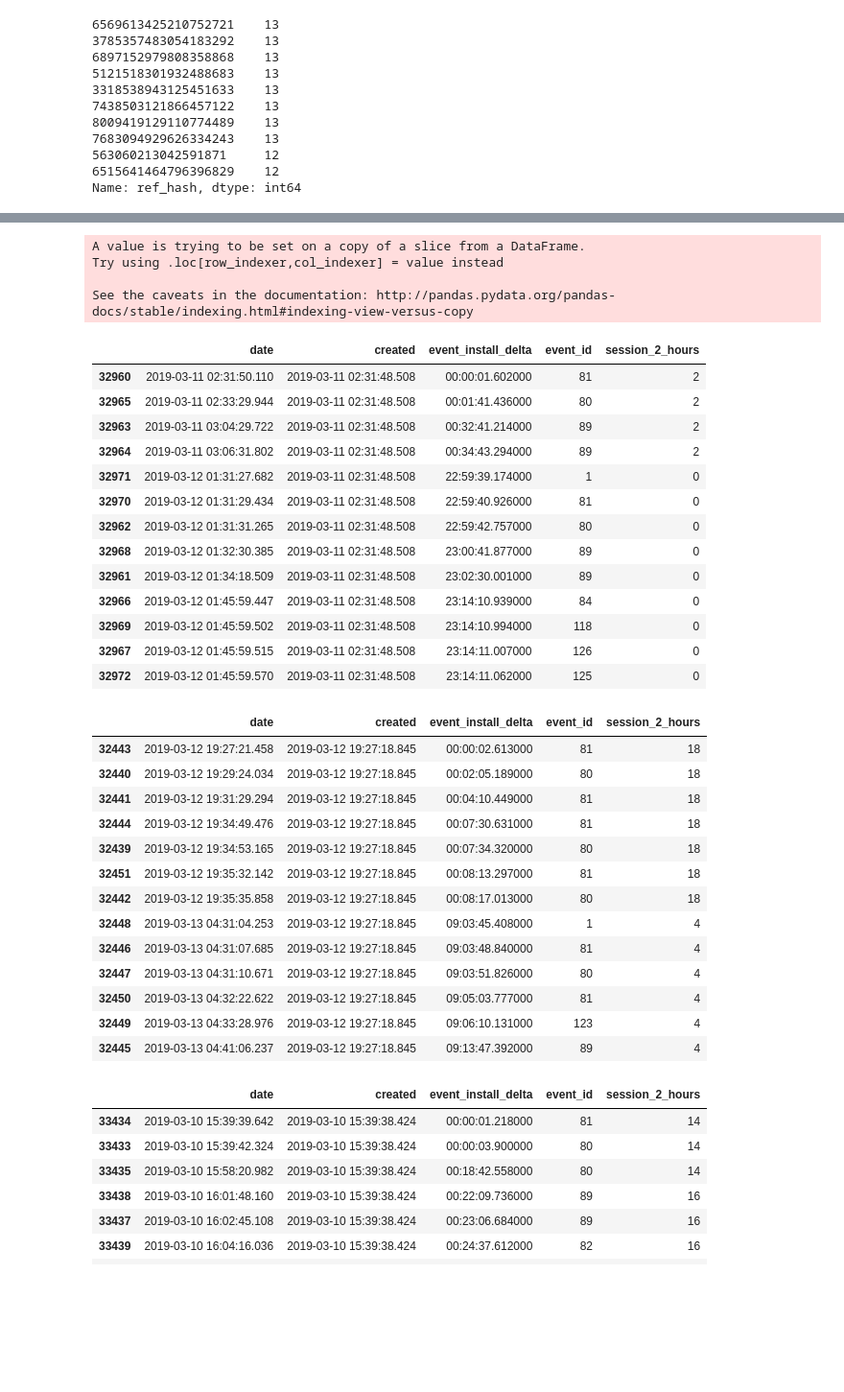
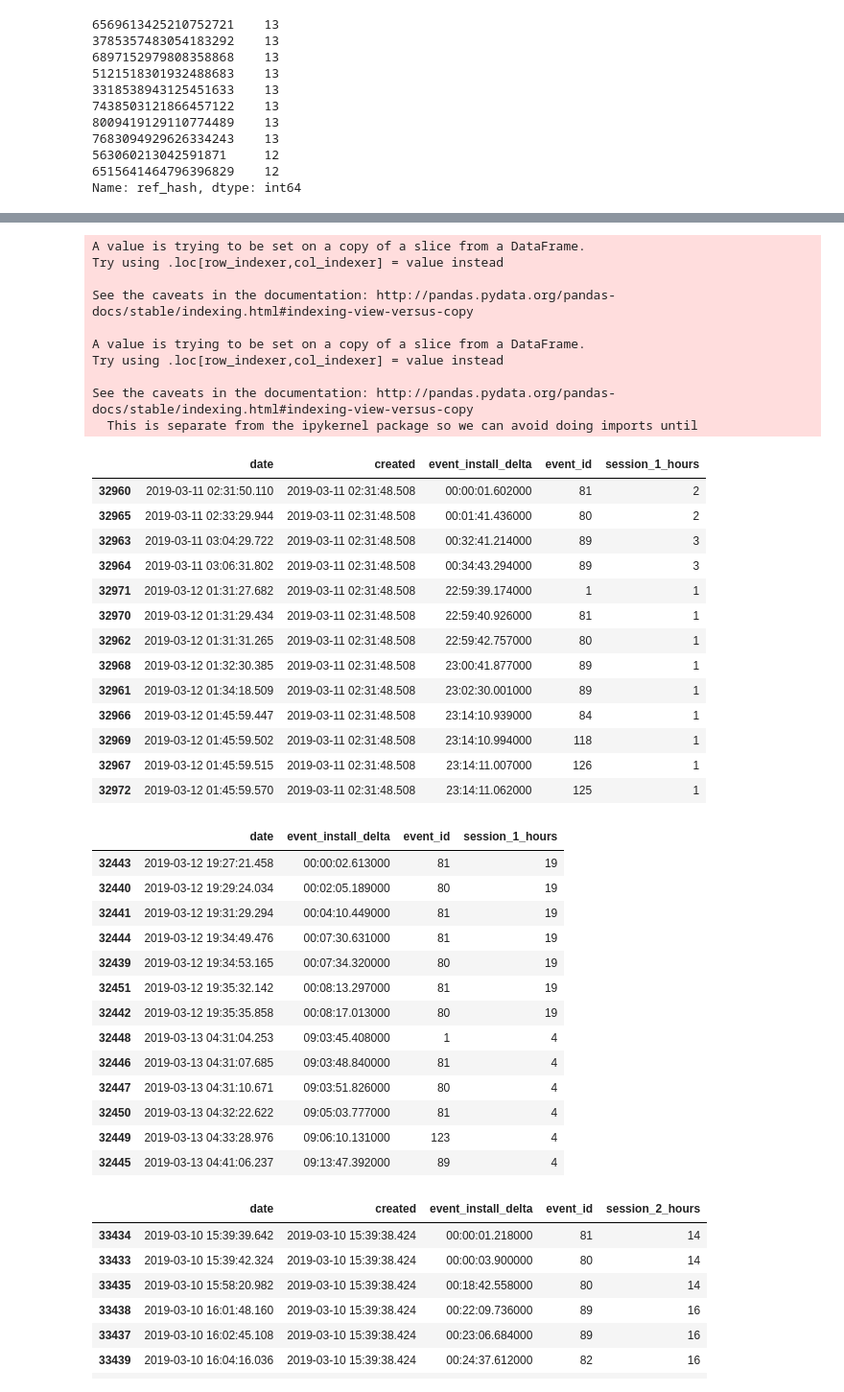
Before and after one commit to MartinRosasSommer/Datos2019, a Jupyter notebook: eventos comportamiento app usuario.ipynb, the cells around one changed output, grey strips where cells are left out. Shown at 96% size. Saved outputs shown, nothing was run; the diff lists cells and outputs as text; code cells hidden in the pictures; blank space fills up the shorter version.

```diff
--- a/eventos comportamiento app usuario.ipynb
+++ b/eventos comportamiento app usuario.ipynb
@@ -418,49 +489,56 @@ app_7[app_7["ref_hash"] == 6569613425210752721][["date", "created", "event_insta
 # %%
 #si agrupamos por tiempo como si fueran SESIONES podemos ver que hubieron varias
 app_7["session_2_hours"] = pd.to_datetime(app_7["date"]).dt.floor('120T').dt.hour
+app_7["session_1_hours"] = pd.to_datetime(app_7["date"]).dt.floor('60T').dt.hour
 # %% [output]
 A value is trying to be set on a copy of a slice from a DataFrame.
 Try using .loc[row_indexer,col_indexer] = value instead
 
 See the caveats in the documentation: http://pandas.pydata.org/pandas-docs/stable/indexing.html#indexing-view-versus-copy
+
+A value is trying to be set on a copy of a slice from a DataFrame.
+Try using .loc[row_indexer,col_indexer] = value instead
+
+See the caveats in the documentation: http://pandas.pydata.org/pandas-docs/stable/indexing.html#indexing-view-versus-copy
+  This is separate from the ipykernel package so we can avoid doing imports until
 # %%
 #podemos ver que hay 2 grupos de eventos , uno de la sesion de las 0 y otro de la sesion de las 2
 #la secuencia de eventos 81-80-89-89 se repite dos veces
 #vamos a mirar otros hashes de esta app a ver si es un comportamiento en comun al comenzar a usar la app
-app_7[app_7["ref_hash"] == 6569613425210752721][["date", "created", "event_install_delta", "event_id", "session_2_hours"]].sort_values(by="date")
+app_7[app_7["ref_hash"] == 6569613425210752721][["date", "created", "event_install_delta", "event_id", "session_1_hours"]].sort_values(by="date")
 # %% [output]
-|  | date | created | event_install_delta | event_id | session_2_hours |
+|  | date | created | event_install_delta | event_id | session_1_hours |
 | 32960 | 2019-03-11 02:31:50.110 | 2019-03-11 02:31:48.508 | 00:00:01.602000 | 81 | 2 |
 | 32965 | 2019-03-11 02:33:29.944 | 2019-03-11 02:31:48.508 | 00:01:41.436000 | 80 | 2 |
-| 32963 | 2019-03-11 03:04:29.722 | 2019-03-11 02:31:48.508 | 00:32:41.214000 | 89 | 2 |
-| 32964 | 2019-03-11 03:06:31.802 | 2019-03-11 02:31:48.508 | 00:34:43.294000 | 89 | 2 |
-| 32971 | 2019-03-12 01:31:27.682 | 2019-03-11 02:31:48.508 | 22:59:39.174000 | 1 | 0 |
-| 32970 | 2019-03-12 01:31:29.434 | 2019-03-11 02:31:48.508 | 22:59:40.926000 | 81 | 0 |
-| 32962 | 2019-03-12 01:31:31.265 | 2019-03-11 02:31:48.508 | 22:59:42.757000 | 80 | 0 |
-| 32968 | 2019-03-12 01:32:30.385 | 2019-03-11 02:31:48.508 | 23:00:41.877000 | 89 | 0 |
-| 32961 | 2019-03-12 01:34:18.509 | 2019-03-11 02:31:48.508 | 23:02:30.001000 | 89 | 0 |
-| 32966 | 2019-03-12 01:45:59.447 | 2019-03-11 02:31:48.508 | 23:14:10.939000 | 84 | 0 |
-| 32969 | 2019-03-12 01:45:59.502 | 2019-03-11 02:31:48.508 | 23:14:10.994000 | 118 | 0 |
-| 32967 | 2019-03-12 01:45:59.515 | 2019-03-11 02:31:48.508 | 23:14:11.007000 | 126 | 0 |
-| 32972 | 2019-03-12 01:45:59.570 | 2019-03-11 02:31:48.508 | 23:14:11.062000 | 125 | 0 |
+| 32963 | 2019-03-11 03:04:29.722 | 2019-03-11 02:31:48.508 | 00:32:41.214000 | 89 | 3 |
+| 32964 | 2019-03-11 03:06:31.802 | 2019-03-11 02:31:48.508 | 00:34:43.294000 | 89 | 3 |
+| 32971 | 2019-03-12 01:31:27.682 | 2019-03-11 02:31:48.508 | 22:59:39.174000 | 1 | 1 |
+| 32970 | 2019-03-12 01:31:29.434 | 2019-03-11 02:31:48.508 | 22:59:40.926000 | 81 | 1 |
+| 32962 | 2019-03-12 01:31:31.265 | 2019-03-11 02:31:48.508 | 22:59:42.757000 | 80 | 1 |
+| 32968 | 2019-03-12 01:32:30.385 | 2019-03-11 02:31:48.508 | 23:00:41.877000 | 89 | 1 |
+| 32961 | 2019-03-12 01:34:18.509 | 2019-03-11 02:31:48.508 | 23:02:30.001000 | 89 | 1 |
+| 32966 | 2019-03-12 01:45:59.447 | 2019-03-11 02:31:48.508 | 23:14:10.939000 | 84 | 1 |
+| 32969 | 2019-03-12 01:45:59.502 | 2019-03-11 02:31:48.508 | 23:14:10.994000 | 118 | 1 |
+| 32967 | 2019-03-12 01:45:59.515 | 2019-03-11 02:31:48.508 | 23:14:11.007000 | 126 | 1 |
+| 32972 | 2019-03-12 01:45:59.570 | 2019-03-11 02:31:48.508 | 23:14:11.062000 | 125 | 1 |
 # %%
 #se repite la parte de 81-80 o 1-81-80 al iniciar
-app_7[app_7["ref_hash"] == 3785357483054183292][["date", "created", "event_install_delta", "event_id", "session_2_hours"]].sort_values(by="date")
+app_7[app_7["ref_hash"] == 3785357483054183292][["date", "event_install_delta", "event_id", "session_1_hours"]].sort_values(by="date")
 # %% [output]
-|  | date | created | event_install_delta | event_id | session_2_hours |
-| 32443 | 2019-03-12 19:27:21.458 | 2019-03-12 19:27:18.845 | 00:00:02.613000 | 81 | 18 |
-| 32440 | 2019-03-12 19:29:24.034 | 2019-03-12 19:27:18.845 | 00:02:05.189000 | 80 | 18 |
-| 32441 | 2019-03-12 19:31:29.294 | 2019-03-12 19:27:18.845 | 00:04:10.449000 | 81 | 18 |
-| 32444 | 2019-03-12 19:34:49.476 | 2019-03-12 19:27:18.845 | 00:07:30.631000 | 81 | 18 |
-| 32439 | 2019-03-12 19:34:53.165 | 2019-03-12 19:27:18.845 | 00:07:34.320000 | 80 | 18 |
-| 32451 | 2019-03-12 19:35:32.142 | 2019-03-12 19:27:18.845 | 00:08:13.297000 | 81 | 18 |
-| 32442 | 2019-03-12 19:35:35.858 | 2019-03-12 19:27:18.845 | 00:08:17.013000 | 80 | 18 |
-| 32448 | 2019-03-13 04:31:04.253 | 2019-03-12 19:27:18.845 | 09:03:45.408000 | 1 | 4 |
-| 32446 | 2019-03-13 04:31:07.685 | 2019-03-12 19:27:18.845 | 09:03:48.840000 | 81 | 4 |
-| 32447 | 2019-03-13 04:31:10.671 | 2019-03-12 19:27:18.845 | 09:03:51.826000 | 80 | 4 |
-| 32450 | 2019-03-13 04:32:22.622 | 2019-03-12 19:27:18.845 | 09:05:03.777000 | 81 | 4 |
-| 32449 | 2019-03-13 04:33:28.976 | 2019-03-12 19:27:18.845 | 09:06:10.131000 | 123 | 4 |
-| 32445 | 2019-03-13 04:41:06.237 | 2019-03-12 19:27:18.845 | 09:13:47.392000 | 89 | 4 |
+|  | date | event_install_delta | event_id | session_1_hours |
+| 32443 | 2019-03-12 19:27:21.458 | 00:00:02.613000 | 81 | 19 |
+| 32440 | 2019-03-12 19:29:24.034 | 00:02:05.189000 | 80 | 19 |
+| 32441 | 2019-03-12 19:31:29.294 | 00:04:10.449000 | 81 | 19 |
+| 32444 | 2019-03-12 19:34:49.476 | 00:07:30.631000 | 81 | 19 |
+| 32439 | 2019-03-12 19:34:53.165 | 00:07:34.320000 | 80 | 19 |
+| 32451 | 2019-03-12 19:35:32.142 | 00:08:13.297000 | 81 | 19 |
+| 32442 | 2019-03-12 19:35:35.858 | 00:08:17.013000 | 80 | 19 |
+| 32448 | 2019-03-13 04:31:04.253 | 09:03:45.408000 | 1 | 4 |
+| 32446 | 2019-03-13 04:31:07.685 | 09:03:48.840000 | 81 | 4 |
+| 32447 | 2019-03-13 04:31:10.671 | 09:03:51.826000 | 80 | 4 |
+| 32450 | 2019-03-13 04:32:22.622 | 09:05:03.777000 | 81 | 4 |
+| 32449 | 2019-03-13 04:33:28.976 | 09:06:10.131000 | 123 | 4 |
+| 32445 | 2019-03-13 04:41:06.237 | 09:13:47.392000 | 89 | 4 |
 # %%
 
 #otra  vez 81-80 la primera vez y las demas arranques de sesio nes 1-81-80
```
Also changed, not shown: parts of 25 cells of this notebook.
